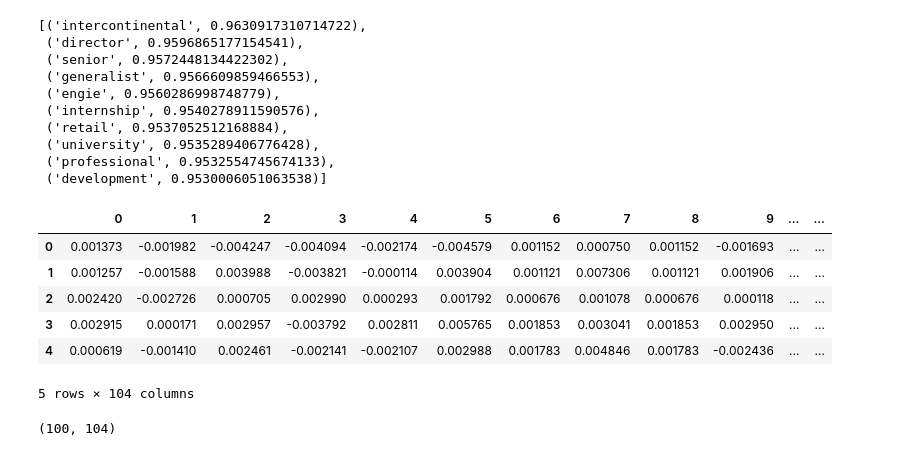
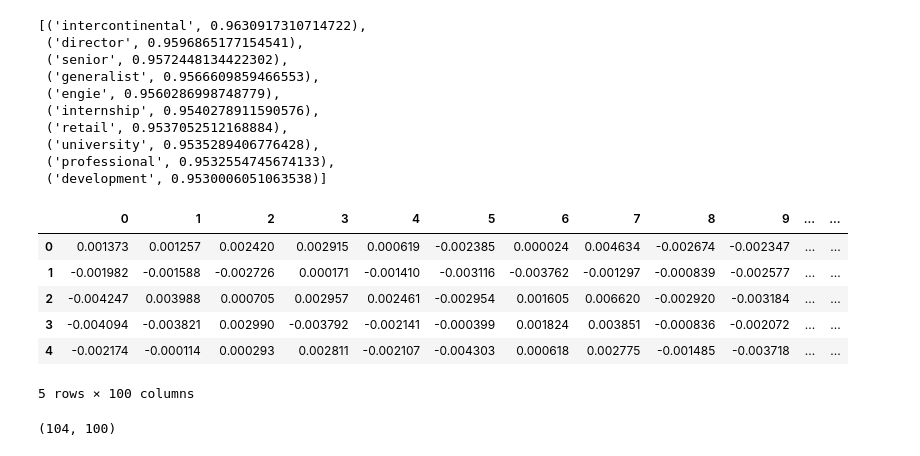
Before and after one commit to Pranay-Uc-DXB/Project-2-Potential-Talents-NLP, a Jupyter notebook: Potential Talents.ipynb, the cells around one changed output. Saved outputs shown, nothing was run; the diff lists cells and outputs as text; code cells hidden in the pictures.

```diff
--- a/Potential Talents.ipynb
+++ b/Potential Talents.ipynb
@@ -462,18 +465,17 @@ def get_mean_vector(Model, doc):
 # %%
 # Job_title to Vectors using Skip Gram Model
 
-k_sg= [get_mean_vector(skipgram2,i) for i in data.job_title]
+sg_mean= [get_mean_vector(skipgram2,i) for i in data.job_title]
+skipg_mean=pd.DataFrame(sg_mean)
 
-k1=pd.DataFrame(k_sg).transpose()
-
-k1.head()
-k1.shape
+skipg_mean.head()
+skipg_mean.shape
 # %% [output]
 |  | 0 | 1 | 2 | 3 | 4 | 5 | 6 | 7 | 8 | 9 | ... | ... |
-| 0 | 0.001373 | -0.001982 | -0.004247 | -0.004094 | -0.002174 | -0.004579 | 0.001152 | 0.000750 | 0.001152 | -0.001693 | ... | ... |
-| 1 | 0.001257 | -0.001588 | 0.003988 | -0.003821 | -0.000114 | 0.003904 | 0.001121 | 0.007306 | 0.001121 | 0.001906 | ... | ... |
-| 2 | 0.002420 | -0.002726 | 0.000705 | 0.002990 | 0.000293 | 0.001792 | 0.000676 | 0.001078 | 0.000676 | 0.000118 | ... | ... |
-| 3 | 0.002915 | 0.000171 | 0.002957 | -0.003792 | 0.002811 | 0.005765 | 0.001853 | 0.003041 | 0.001853 | 0.002950 | ... | ... |
-| 4 | 0.000619 | -0.001410 | 0.002461 | -0.002141 | -0.002107 | 0.002988 | 0.001783 | 0.004846 | 0.001783 | -0.002436 | ... | ... |
+| 0 | 0.001373 | 0.001257 | 0.002420 | 0.002915 | 0.000619 | -0.002385 | 0.000024 | 0.004634 | -0.002674 | -0.002347 | ... | ... |
+| 1 | -0.001982 | -0.001588 | -0.002726 | 0.000171 | -0.001410 | -0.003116 | -0.003762 | -0.001297 | -0.000839 | -0.002577 | ... | ... |
+| 2 | -0.004247 | 0.003988 | 0.000705 | 0.002957 | 0.002461 | -0.002954 | 0.001605 | 0.006620 | -0.002920 | -0.003184 | ... | ... |
+| 3 | -0.004094 | -0.003821 | 0.002990 | -0.003792 | -0.002141 | -0.000399 | 0.001824 | 0.003851 | -0.000836 | -0.002072 | ... | ... |
+| 4 | -0.002174 | -0.000114 | 0.000293 | 0.002811 | -0.002107 | -0.004303 | 0.000618 | 0.002775 | -0.001485 | -0.003718 | ... | ... |
-5 rows × 104 columns
+5 rows × 100 columns
-(100, 104)
+(104, 100)
```
Also changed, not shown: parts of 16 cells of this notebook.
